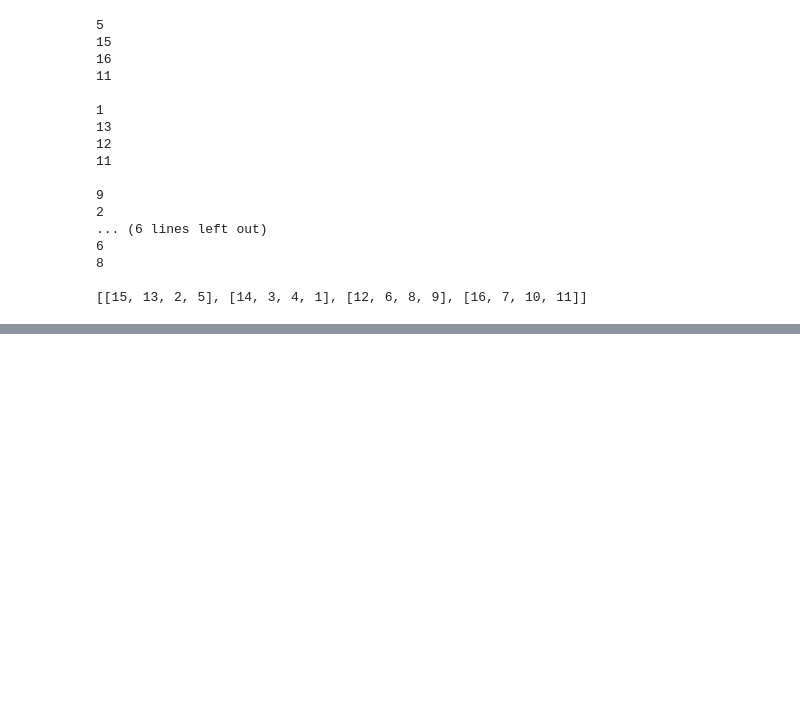
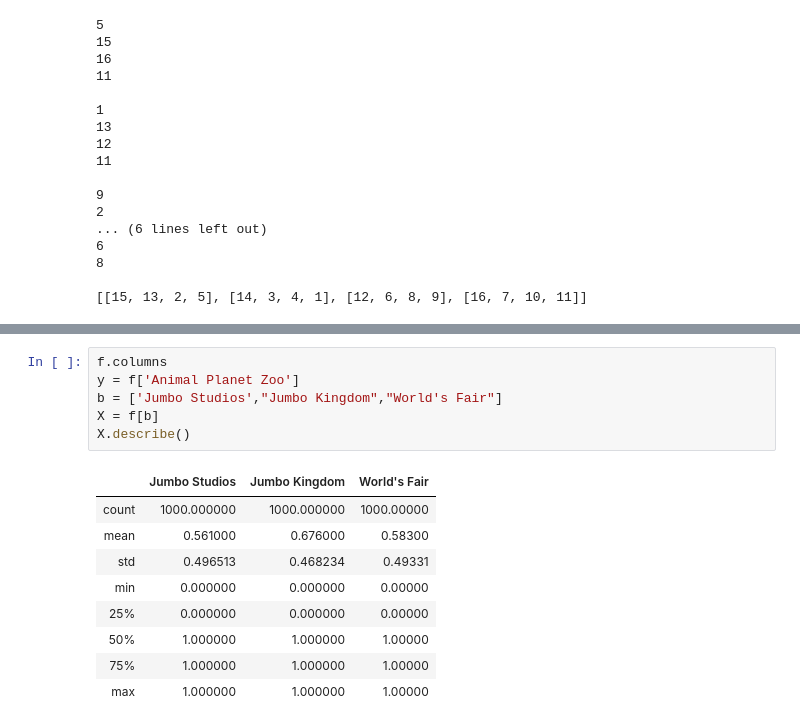
Before and after one commit to ErliCai/Tufts-COMP, a Jupyter notebook: Untitled.ipynb, the cells around one changed output, grey strips where cells are left out. Drawn from its saved outputs; the diff is of its cells as text; blank space fills up the shorter version.

```diff
--- a/Untitled.ipynb
+++ b/Untitled.ipynb
@@ -86,0 +225,16 @@ print(m)
+# %%
+f.columns
+y = f['Animal Planet Zoo']
+b = ['Jumbo Studios',"Jumbo Kingdom","World's Fair"]
+X = f[b]
+X.describe()
+# %% [output]
+|  | Jumbo Studios | Jumbo Kingdom | World's Fair |
+| count | 1000.000000 | 1000.000000 | 1000.00000 |
+| mean | 0.561000 | 0.676000 | 0.58300 |
+| std | 0.496513 | 0.468234 | 0.49331 |
+| min | 0.000000 | 0.000000 | 0.00000 |
+| 25% | 0.000000 | 0.000000 | 0.00000 |
+| 50% | 1.000000 | 1.000000 | 1.00000 |
+| 75% | 1.000000 | 1.000000 | 1.00000 |
+| max | 1.000000 | 1.000000 | 1.00000 |
```
Also changed, not shown: parts of 16 cells of this notebook, 39 other files.
